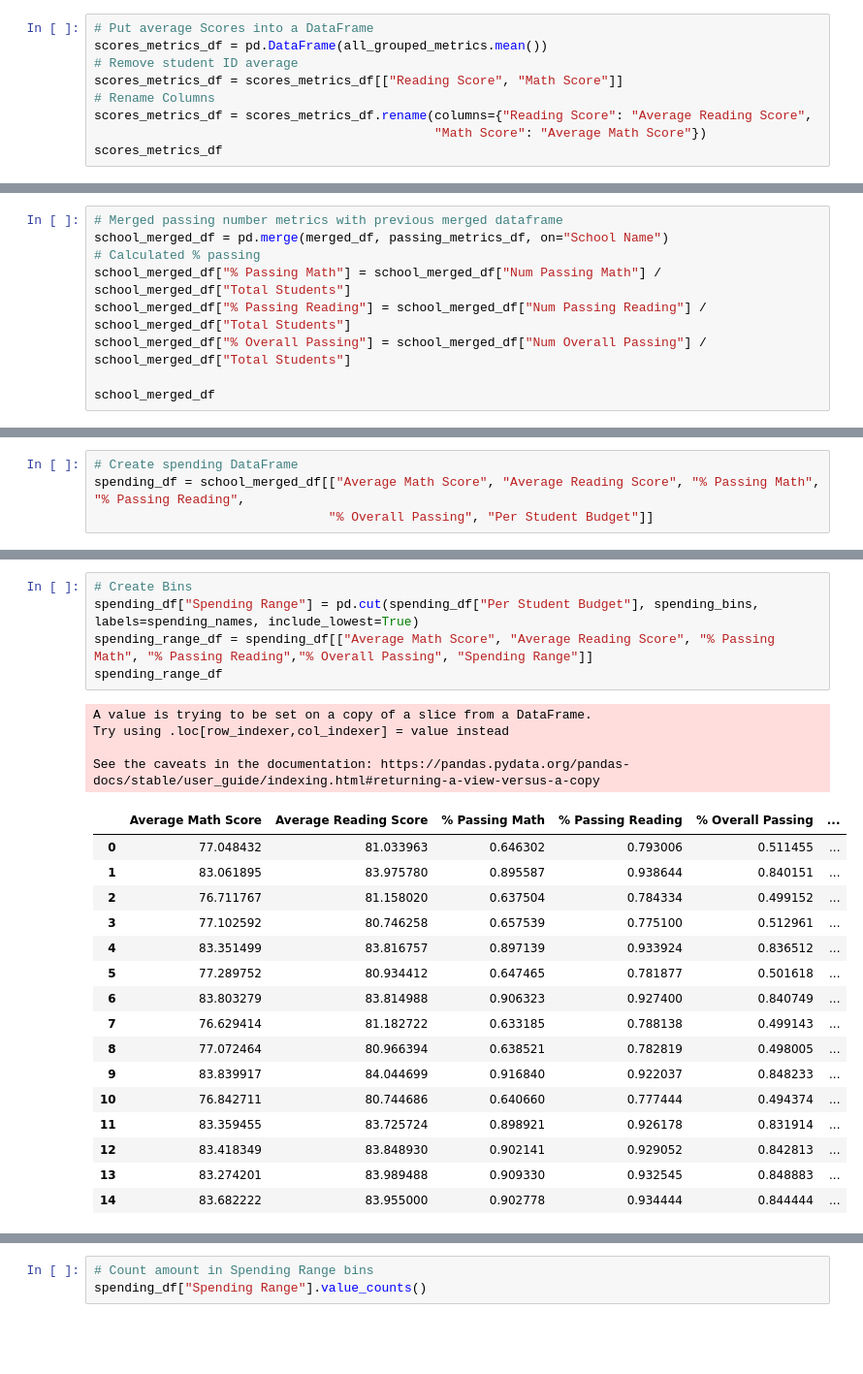
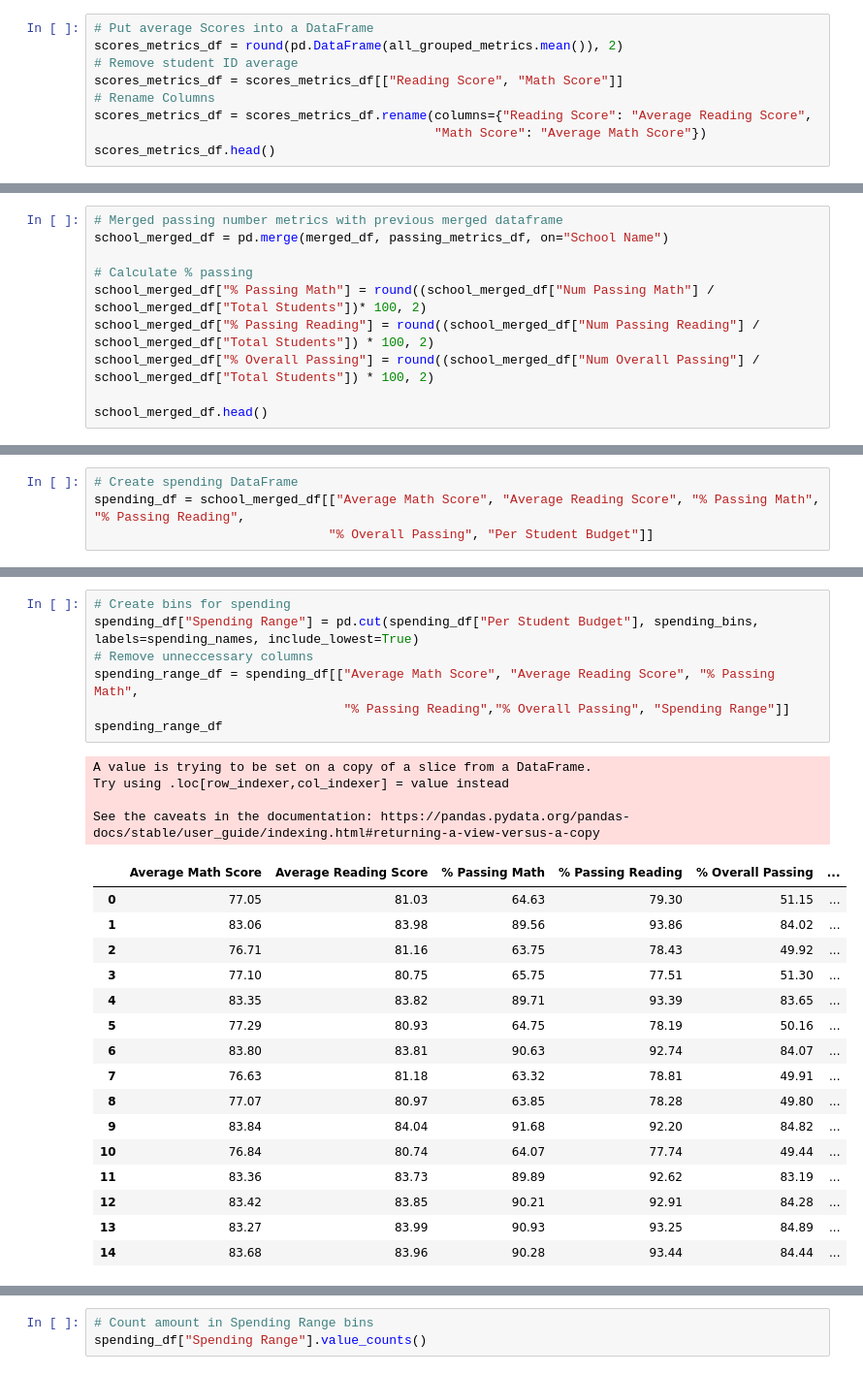
Before and after one commit to juliabrunett/pandas-challenge, a Jupyter notebook: PyCitySchools/PyCitySchools.ipynb, the cells around one changed output, grey strips where cells are left out. Shown at 97% size. Cells and saved outputs as stored; diff of their text form; blank space fills up the shorter version.

```diff
--- a/PyCitySchools/PyCitySchools.ipynb
+++ b/PyCitySchools/PyCitySchools.ipynb
@@ -240,12 +209,12 @@ student_ID_metrics_df
 # %%
 # Put average Scores into a DataFrame
-scores_metrics_df = pd.DataFrame(all_grouped_metrics.mean())
+scores_metrics_df = round(pd.DataFrame(all_grouped_metrics.mean()), 2)
 # Remove student ID average
 scores_metrics_df = scores_metrics_df[["Reading Score", "Math Score"]]
 # Rename Columns
 scores_metrics_df = scores_metrics_df.rename(columns={"Reading Score": "Average Reading Score",
                                              "Math Score": "Average Math Score"})
-scores_metrics_df
+scores_metrics_df.head()
 # %% [output]
 |  | Average Reading Score | Average Math Score |
 | School Name |  |  |
@@ -366,11 +297,12 @@ passing_metrics_df
 # %%
 # Merged passing number metrics with previous merged dataframe
 school_merged_df = pd.merge(merged_df, passing_metrics_df, on="School Name")
-# Calculated % passing
-school_merged_df["% Passing Math"] = school_merged_df["Num Passing Math"] / school_merged_df["Total Students"]
-school_merged_df["% Passing Reading"] = school_merged_df["Num Passing Reading"] / school_merged_df["Total Students"]
-school_merged_df["% Overall Passing"] = school_merged_df["Num Overall Passing"] / school_merged_df["Total Students"]
 
-school_merged_df
+# Calculate % passing
+school_merged_df["% Passing Math"] = round((school_merged_df["Num Passing Math"] / school_merged_df["Total Students"])* 100, 2)
+school_merged_df["% Passing Reading"] = round((school_merged_df["Num Passing Reading"] / school_merged_df["Total Students"]) * 100, 2)
+school_merged_df["% Overall Passing"] = round((school_merged_df["Num Overall Passing"] / school_merged_df["Total Students"]) * 100, 2)
+
+school_merged_df.head()
 # %% [output]
 |  | School Name | School Type | Total Students | Total School Budget | Average Math Score | ... |
@@ -530,29 +446,31 @@ spending_df = school_merged_df[["Average Math Score", "Average Reading Score", "
 spending_bins = [0, 600, 630, 645, 660]
 spending_names = ["0-600", "601-630", "631-645", "646-660"]
 # %%
-# Create Bins
+# Create bins for spending
 spending_df["Spending Range"] = pd.cut(spending_df["Per Student Budget"], spending_bins, labels=spending_names, include_lowest=True)
-spending_range_df = spending_df[["Average Math Score", "Average Reading Score", "% Passing Math", "% Passing Reading","% Overall Passing", "Spending Range"]]
+# Remove unneccessary columns
+spending_range_df = spending_df[["Average Math Score", "Average Reading Score", "% Passing Math",
+                                 "% Passing Reading","% Overall Passing", "Spending Range"]]
 spending_range_df
 # %% [output]
 A value is trying to be set on a copy of a slice from a DataFrame.
 Try using .loc[row_indexer,col_indexer] = value instead
 
 See the caveats in the documentation: https://pandas.pydata.org/pandas-docs/stable/user_guide/indexing.html#returning-a-view-versus-a-copy
 |  | Average Math Score | Average Reading Score | % Passing Math | % Passing Reading | % Overall Passing | ... |
-| 0 | 77.048432 | 81.033963 | 0.646302 | 0.793006 | 0.511455 | ... |
-| 1 | 83.061895 | 83.975780 | 0.895587 | 0.938644 | 0.840151 | ... |
-| 2 | 76.711767 | 81.158020 | 0.637504 | 0.784334 | 0.499152 | ... |
-| 3 | 77.102592 | 80.746258 | 0.657539 | 0.775100 | 0.512961 | ... |
-| 4 | 83.351499 | 83.816757 | 0.897139 | 0.933924 | 0.836512 | ... |
-| 5 | 77.289752 | 80.934412 | 0.647465 | 0.781877 | 0.501618 | ... |
-| 6 | 83.803279 | 83.814988 | 0.906323 | 0.927400 | 0.840749 | ... |
-| 7 | 76.629414 | 81.182722 | 0.633185 | 0.788138 | 0.499143 | ... |
-| 8 | 77.072464 | 80.966394 | 0.638521 | 0.782819 | 0.498005 | ... |
-| 9 | 83.839917 | 84.044699 | 0.916840 | 0.922037 | 0.848233 | ... |
-| 10 | 76.842711 | 80.744686 | 0.640660 | 0.777444 | 0.494374 | ... |
-| 11 | 83.359455 | 83.725724 | 0.898921 | 0.926178 | 0.831914 | ... |
-| 12 | 83.418349 | 83.848930 | 0.902141 | 0.929052 | 0.842813 | ... |
-| 13 | 83.274201 | 83.989488 | 0.909330 | 0.932545 | 0.848883 | ... |
-| 14 | 83.682222 | 83.955000 | 0.902778 | 0.934444 | 0.844444 | ... |
+| 0 | 77.05 | 81.03 | 64.63 | 79.30 | 51.15 | ... |
+| 1 | 83.06 | 83.98 | 89.56 | 93.86 | 84.02 | ... |
+| 2 | 76.71 | 81.16 | 63.75 | 78.43 | 49.92 | ... |
+| 3 | 77.10 | 80.75 | 65.75 | 77.51 | 51.30 | ... |
+| 4 | 83.35 | 83.82 | 89.71 | 93.39 | 83.65 | ... |
+| 5 | 77.29 | 80.93 | 64.75 | 78.19 | 50.16 | ... |
+| 6 | 83.80 | 83.81 | 90.63 | 92.74 | 84.07 | ... |
+| 7 | 76.63 | 81.18 | 63.32 | 78.81 | 49.91 | ... |
+| 8 | 77.07 | 80.97 | 63.85 | 78.28 | 49.80 | ... |
+| 9 | 83.84 | 84.04 | 91.68 | 92.20 | 84.82 | ... |
+| 10 | 76.84 | 80.74 | 64.07 | 77.74 | 49.44 | ... |
+| 11 | 83.36 | 83.73 | 89.89 | 92.62 | 83.19 | ... |
+| 12 | 83.42 | 83.85 | 90.21 | 92.91 | 84.28 | ... |
+| 13 | 83.27 | 83.99 | 90.93 | 93.25 | 84.89 | ... |
+| 14 | 83.68 | 83.96 | 90.28 | 93.44 | 84.44 | ... |
 # %%
```
Also changed, not shown: parts of 39 cells of this notebook.
